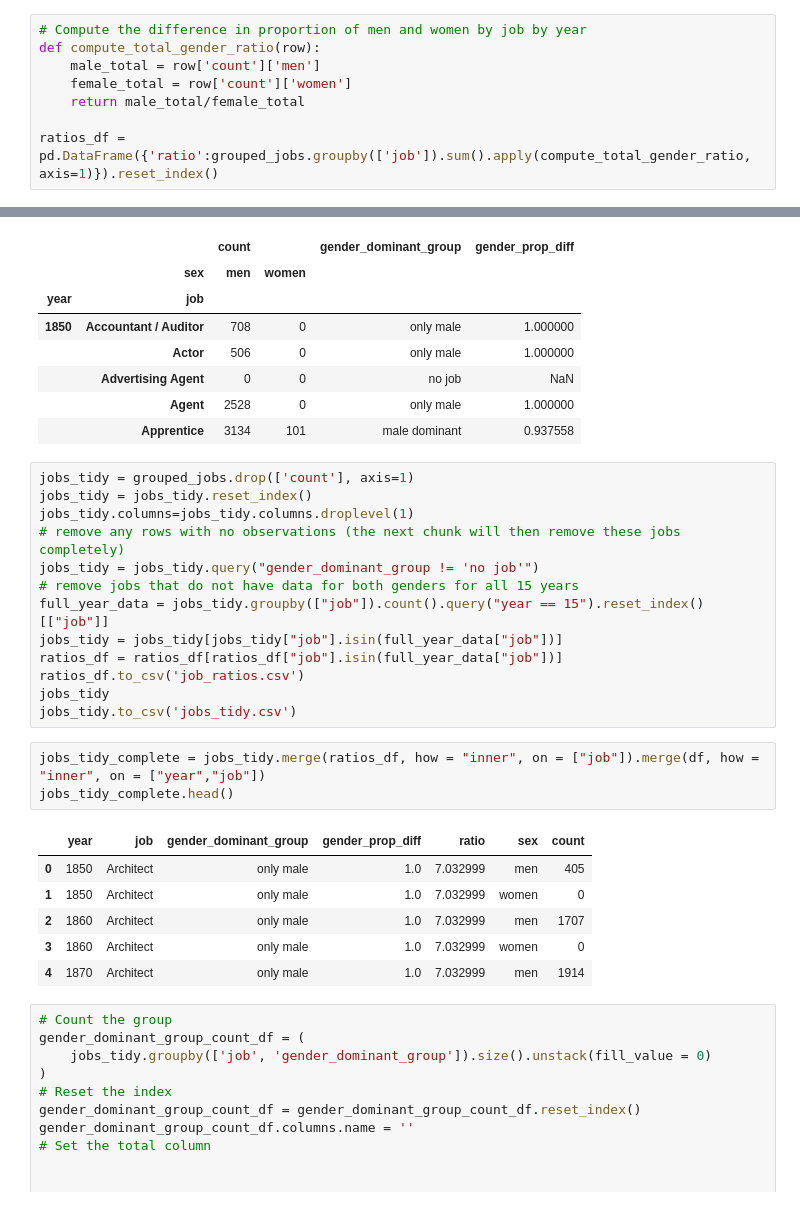
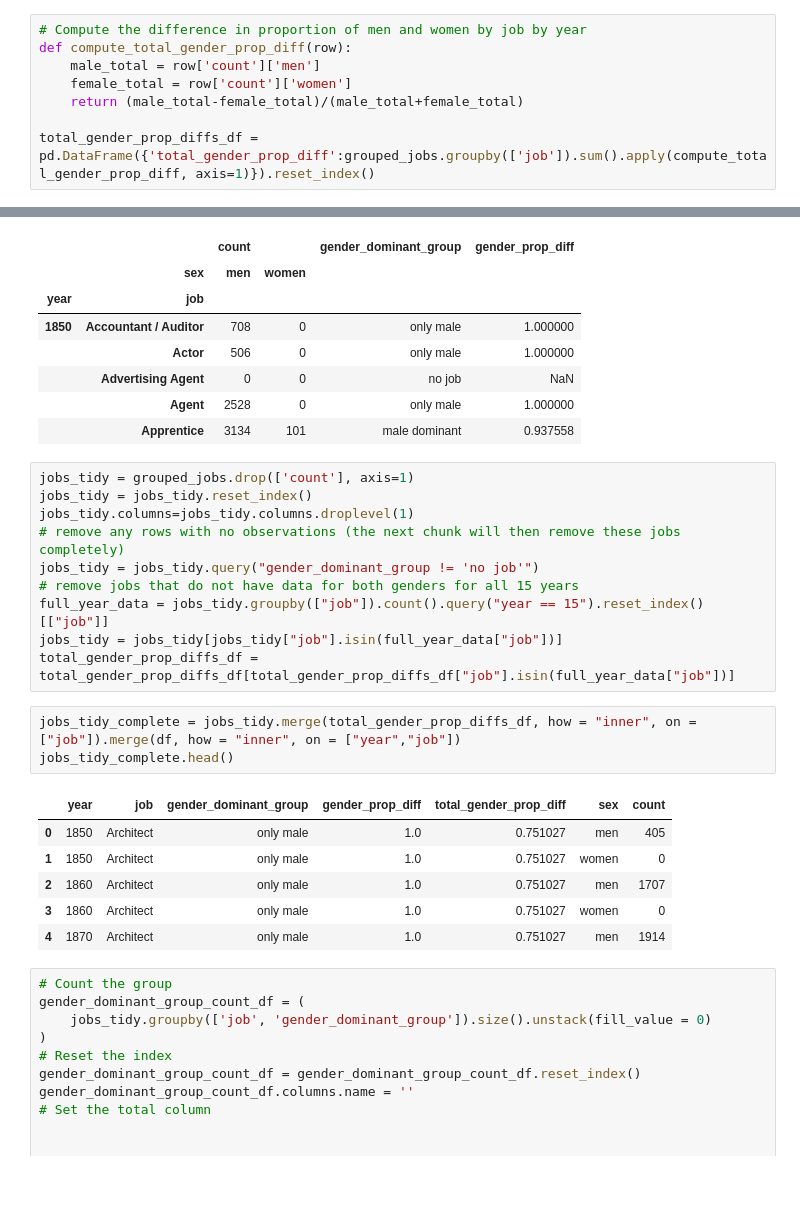
Before and after one commit to UBC-MDS/DSCI532_Group210_JobsAnalysis, a Jupyter notebook: test_code/figure_2_wrangling.ipynb, the cells around one changed output, grey strips where cells are left out. Drawn from its saved outputs; the diff is of its cells as text.

```diff
--- a/test_code/figure_2_wrangling.ipynb
+++ b/test_code/figure_2_wrangling.ipynb
@@ -62,12 +62,12 @@ grouped_jobs.head()
 |  | Apprentice | 3134 | 101 |
 # %%
 # Compute the difference in proportion of men and women by job by year
-def compute_total_gender_ratio(row):
+def compute_total_gender_prop_diff(row):
     male_total = row['count']['men']
     female_total = row['count']['women']
-    return male_total/female_total
+    return (male_total-female_total)/(male_total+female_total)
 
-ratios_df = pd.DataFrame({'ratio':grouped_jobs.groupby(['job']).sum().apply(compute_total_gender_ratio, axis=1)}).reset_index()
+total_gender_prop_diffs_df = pd.DataFrame({'total_gender_prop_diff':grouped_jobs.groupby(['job']).sum().apply(compute_total_gender_prop_diff, axis=1)}).reset_index()
 # %%
 grouped_jobs['gender_dominant_group'] = grouped_jobs.apply(categorize_gender_dominant_group, axis=1)
 grouped_jobs['gender_prop_diff'] = grouped_jobs.apply(compute_gender_prop_diff, axis=1)
@@ -91,20 +91,17 @@ jobs_tidy = jobs_tidy.query("gender_dominant_group != 'no job'")
 # remove jobs that do not have data for both genders for all 15 years
 full_year_data = jobs_tidy.groupby(["job"]).count().query("year == 15").reset_index()[["job"]]
 jobs_tidy = jobs_tidy[jobs_tidy["job"].isin(full_year_data["job"])]
-ratios_df = ratios_df[ratios_df["job"].isin(full_year_data["job"])]
-ratios_df.to_csv('job_ratios.csv')
-jobs_tidy
-jobs_tidy.to_csv('jobs_tidy.csv')
+total_gender_prop_diffs_df = total_gender_prop_diffs_df[total_gender_prop_diffs_df["job"].isin(full_year_data["job"])]
 # %%
-jobs_tidy_complete = jobs_tidy.merge(ratios_df, how = "inner", on = ["job"]).merge(df, how = "inner", on = ["year","job"])
+jobs_tidy_complete = jobs_tidy.merge(total_gender_prop_diffs_df, how = "inner", on = ["job"]).merge(df, how = "inner", on = ["year","job"])
 jobs_tidy_complete.head()
 # %% [output]
-|  | year | job | gender_dominant_group | gender_prop_diff | ratio | sex | count |
-| 0 | 1850 | Architect | only male | 1.0 | 7.032999 | men | 405 |
-| 1 | 1850 | Architect | only male | 1.0 | 7.032999 | women | 0 |
-| 2 | 1860 | Architect | only male | 1.0 | 7.032999 | men | 1707 |
-| 3 | 1860 | Architect | only male | 1.0 | 7.032999 | women | 0 |
-| 4 | 1870 | Architect | only male | 1.0 | 7.032999 | men | 1914 |
+|  | year | job | gender_dominant_group | gender_prop_diff | total_gender_prop_diff | sex | count |
+| 0 | 1850 | Architect | only male | 1.0 | 0.751027 | men | 405 |
+| 1 | 1850 | Architect | only male | 1.0 | 0.751027 | women | 0 |
+| 2 | 1860 | Architect | only male | 1.0 | 0.751027 | men | 1707 |
+| 3 | 1860 | Architect | only male | 1.0 | 0.751027 | women | 0 |
+| 4 | 1870 | Architect | only male | 1.0 | 0.751027 | men | 1914 |
 # %%
 # Count the group
 gender_dominant_group_count_df = (
```
Also changed, not shown: parts of 6 cells of this notebook.
